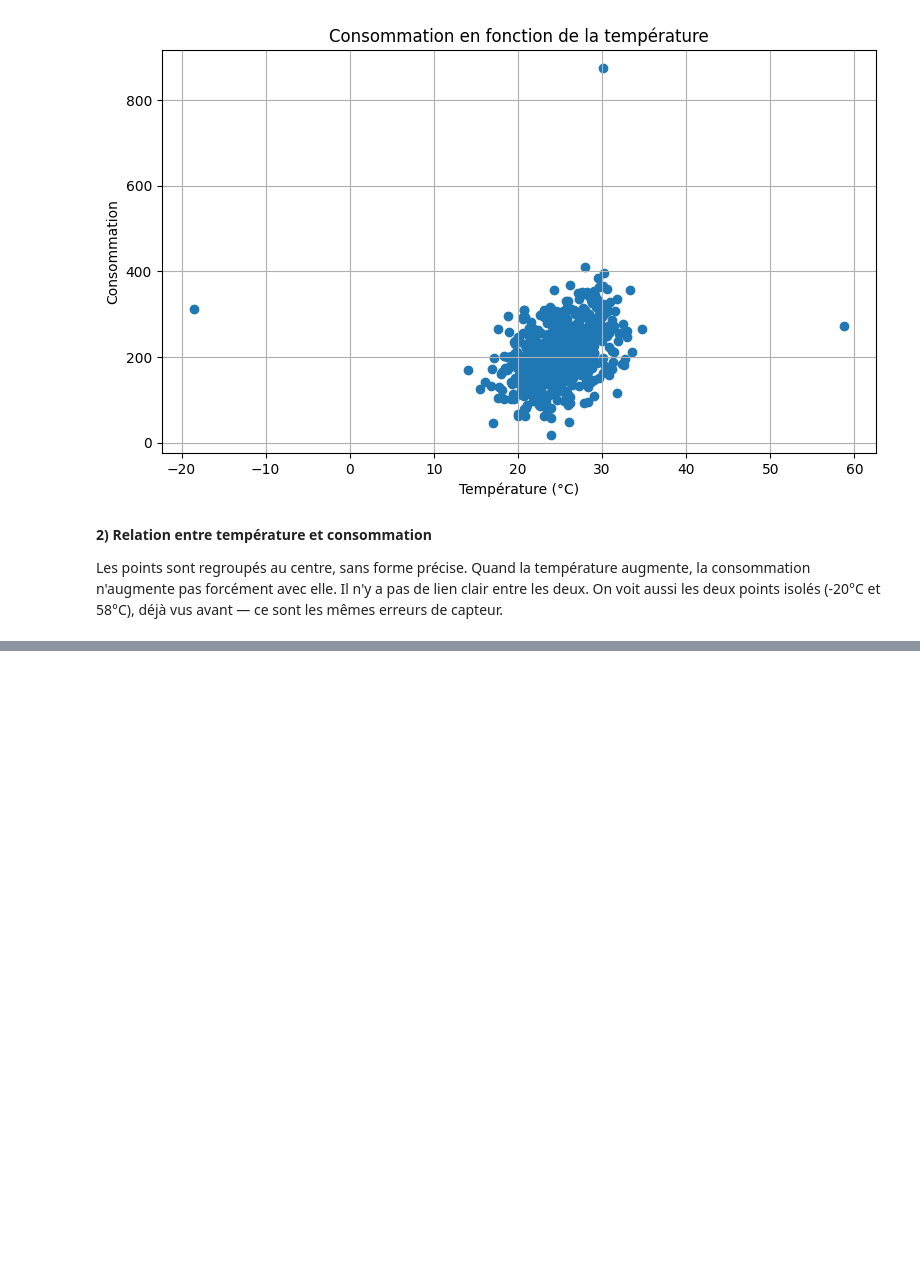
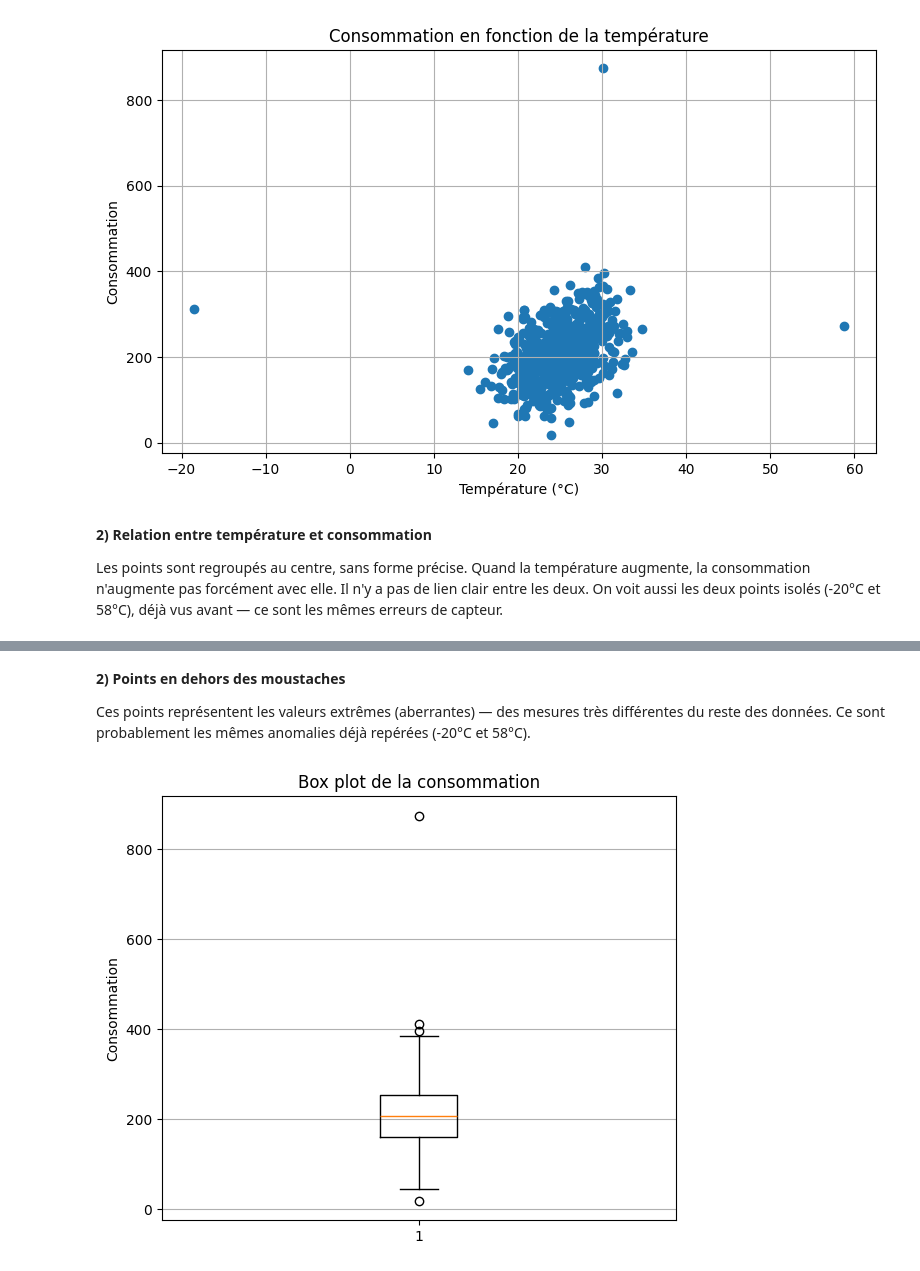
Before and after one commit to fatoufall737/atelier-matplotlib-iot, a Jupyter notebook: atelier_matplotlib_iot.ipynb, the cells around one changed output, grey strips where cells are left out. Cells and saved outputs as stored; diff of their text form; code cells hidden in the pictures; blank space fills up the shorter version.

```diff
--- a/atelier_matplotlib_iot.ipynb
+++ b/atelier_matplotlib_iot.ipynb
@@ -222,0 +248,15 @@ Les points sont regroupés au centre, sans forme précise. Quand la température
+# %% [markdown]
+**2) Points en dehors des moustaches**
+
+Ces points représentent les valeurs extrêmes (aberrantes) — des mesures très différentes du reste des données. Ce sont probablement les mêmes anomalies déjà repérées (-20°C et 58°C).
+# %%
+# 3) Box plot de la consommation
+plt.figure(figsize=(6, 5))
+plt.boxplot(df["consommation"].dropna())
+plt.title("Box plot de la consommation")
+plt.ylabel("Consommation")
+plt.grid(axis="y")
+plt.tight_layout()
+plt.show()
+# %% [output]
+[figure, added]
```
Also changed, not shown: parts of 5 cells of this notebook.
